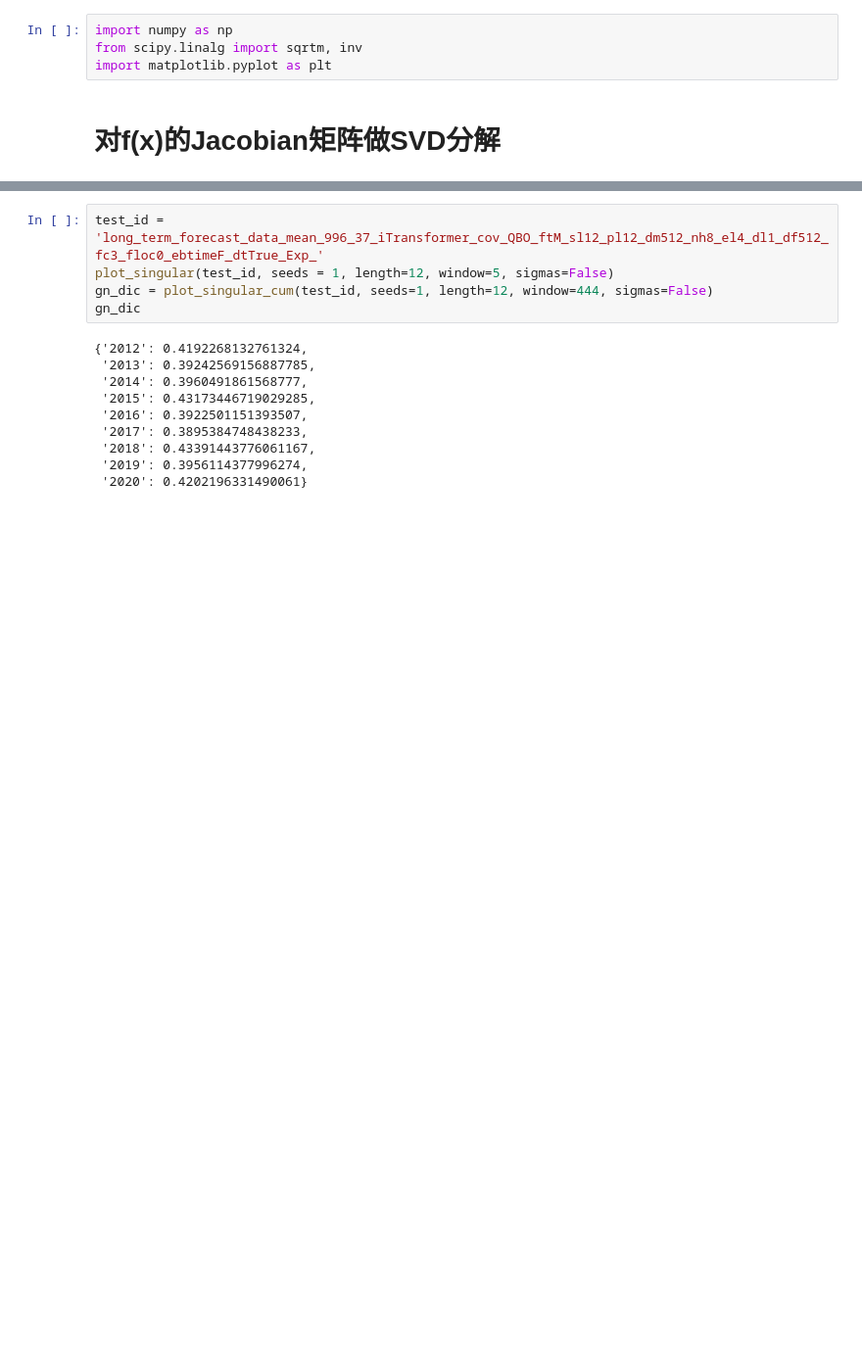
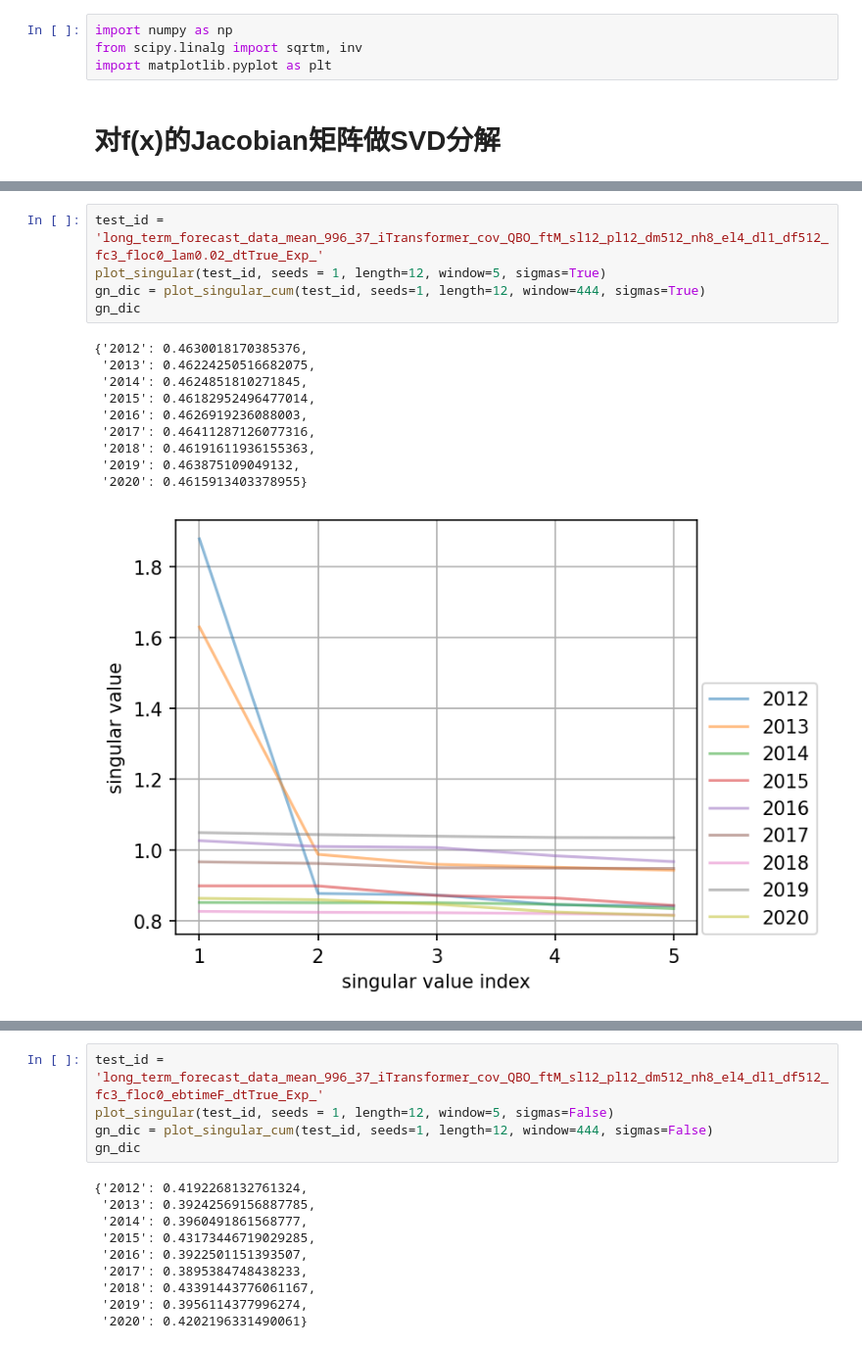
Before and after one commit to Matthew-ymz/Time-series-forecasting-for-causal-emergence, a Jupyter notebook: postprocessing/jacobian_svd.ipynb, the cells around one changed output, grey strips where cells are left out. Shown at 98% size. Drawn from its saved outputs; the diff is of its cells as text; blank space fills up the shorter version.

```diff
--- a/postprocessing/jacobian_svd.ipynb
+++ b/postprocessing/jacobian_svd.ipynb
@@ -75,0 +95,16 @@ def plot_singular_cum(test_id_first, seeds = 1, length=1, window=5, sigmas=True)
+# %%
+test_id = 'long_term_forecast_data_mean_996_37_iTransformer_cov_QBO_ftM_sl12_pl12_dm512_nh8_el4_dl1_df512_fc3_floc0_lam0.02_dtTrue_Exp_'
+plot_singular(test_id, seeds = 1, length=12, window=5, sigmas=True)
+gn_dic = plot_singular_cum(test_id, seeds=1, length=12, window=444, sigmas=True)
+gn_dic
+# %% [output]
+{'2012': 0.4630018170385376,
+ '2013': 0.46224250516682075,
+ '2014': 0.4624851810271845,
+ '2015': 0.46182952496477014,
+ '2016': 0.4626919236088003,
+ '2017': 0.46411287126077316,
+ '2018': 0.46191611936155363,
+ '2019': 0.463875109049132,
+ '2020': 0.4615913403378955}
+[figure, added]
```
Also changed, not shown: parts of 7 cells of this notebook, 10 other files.
